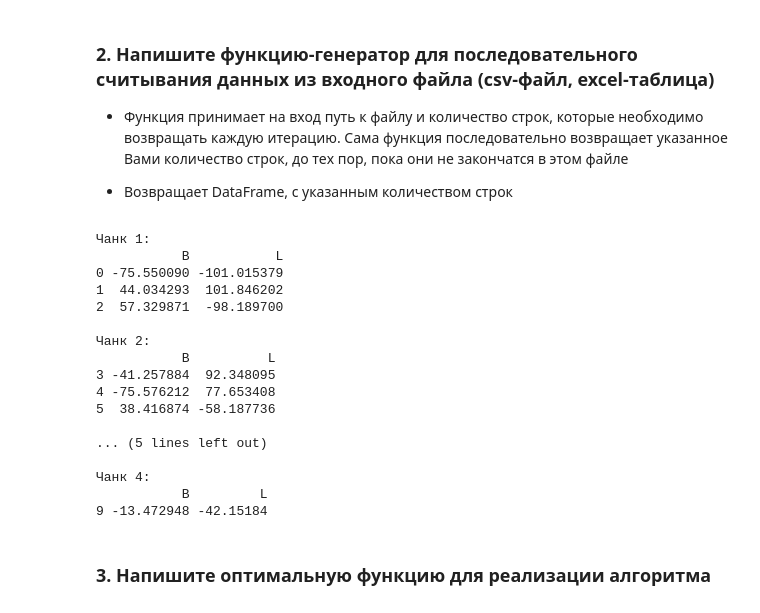
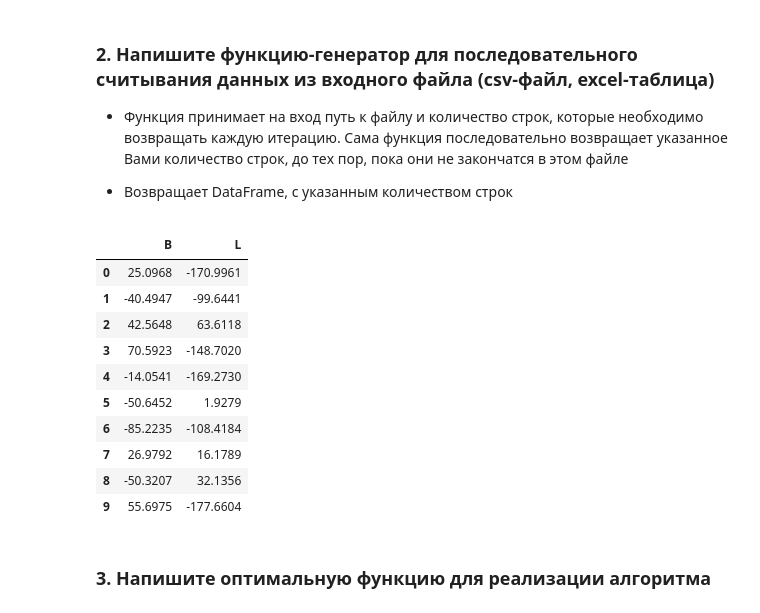
Before and after one commit to Owl-Man/Computer-math, a Jupyter notebook: Практическая_работа_№6_Формирование_электронных_таблиц.ipynb, the cells around one changed output. Cells and saved outputs as stored; diff of their text form; code cells hidden in the pictures.

```diff
--- a/Практическая_работа_№6_Формирование_электронных_таблиц.ipynb
+++ b/Практическая_работа_№6_Формирование_электронных_таблиц.ipynb
@@ -1040,42 +1033,3 @@ for row in result:
 - Функция принимает на вход путь к файлу и количество строк, которые необходимо возвращать каждую итерацию. Сама функция последовательно возвращает указанное Вами количество строк, до тех пор, пока они не закончатся в этом файле
 
 - Возвращает DataFrame, с указанным количеством строк
-# %%
-import pandas as pd
-
-def read_coordinates_in_chunks(file_path, chunk_size):
-    if file_path.endswith('.csv'):
-        reader = pd.read_csv(file_path, iterator=True, chunksize=chunk_size)
-
-        for chunk in reader:
-            yield chunk
-    elif file_path.endswith(('.xls', '.xlsx')):
-        df = pd.read_excel(file_path)
-
-        for start in range(0, len(df), chunk_size):
-            yield df.iloc[start:start + chunk_size]
-
-chunk_generator = read_coordinates_in_chunks("coordinates.csv", 3)
-
-# Итерируемся по генератору
-for i, chunk in enumerate(chunk_generator):
-    print(f"\nЧанк {i + 1}:")
-    print(chunk)
-# %% [output]
-Чанк 1:
-           B           L
-0 -75.550090 -101.015379
-1  44.034293  101.846202
-2  57.329871  -98.189700
-
-Чанк 2:
-           B          L
-3 -41.257884  92.348095
-4 -75.576212  77.653408
-5  38.416874 -58.187736
-
-... (5 lines left out)
-
-Чанк 4:
-           B         L
-9 -13.472948 -42.15184
@@ -1082,3 +1076,21 @@ for i, chunk in enumerate(chunk_generator):
+# %%
+file_path = "syntetic_data_latitude_longitude.xlsx"
+batch_size = 10
+generator = read_data_generator(file_path, batch_size)
+data_output = next(generator)
+data_output
+# %% [output]
+|  | B | L |
+| 0 | 25.0968 | -170.9961 |
+| 1 | -40.4947 | -99.6441 |
+| 2 | 42.5648 | 63.6118 |
+| 3 | 70.5923 | -148.7020 |
+| 4 | -14.0541 | -169.2730 |
+| 5 | -50.6452 | 1.9279 |
+| 6 | -85.2235 | -108.4184 |
+| 7 | 26.9792 | 16.1789 |
+| 8 | -50.3207 | 32.1356 |
+| 9 | 55.6975 | -177.6604 |
 # %% [markdown]
 ### 3. Напишите оптимальную функцию для реализации алгоритма
 # %% [markdown]
```
Also changed, not shown: parts of 26 cells of this notebook, 24 other files.
